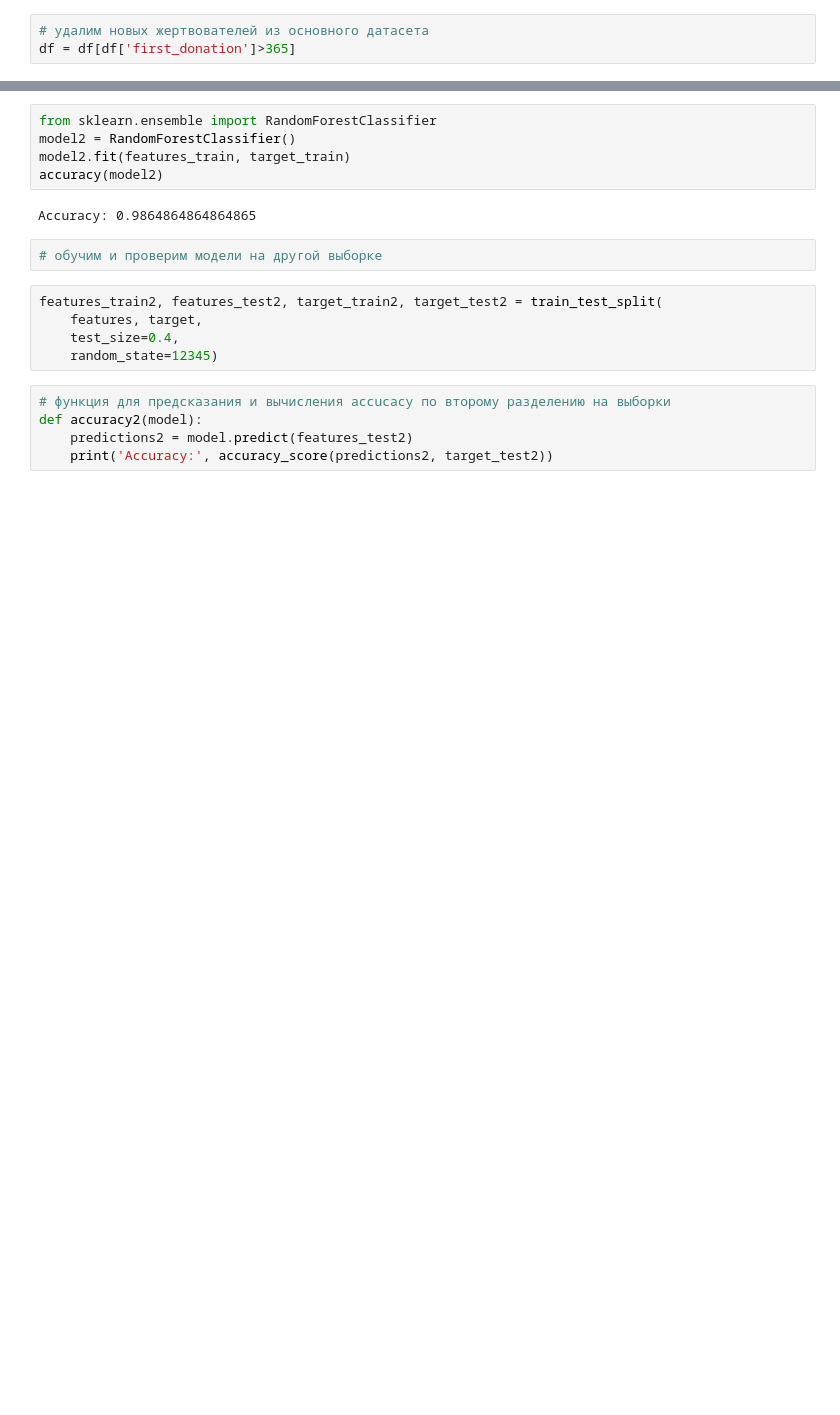
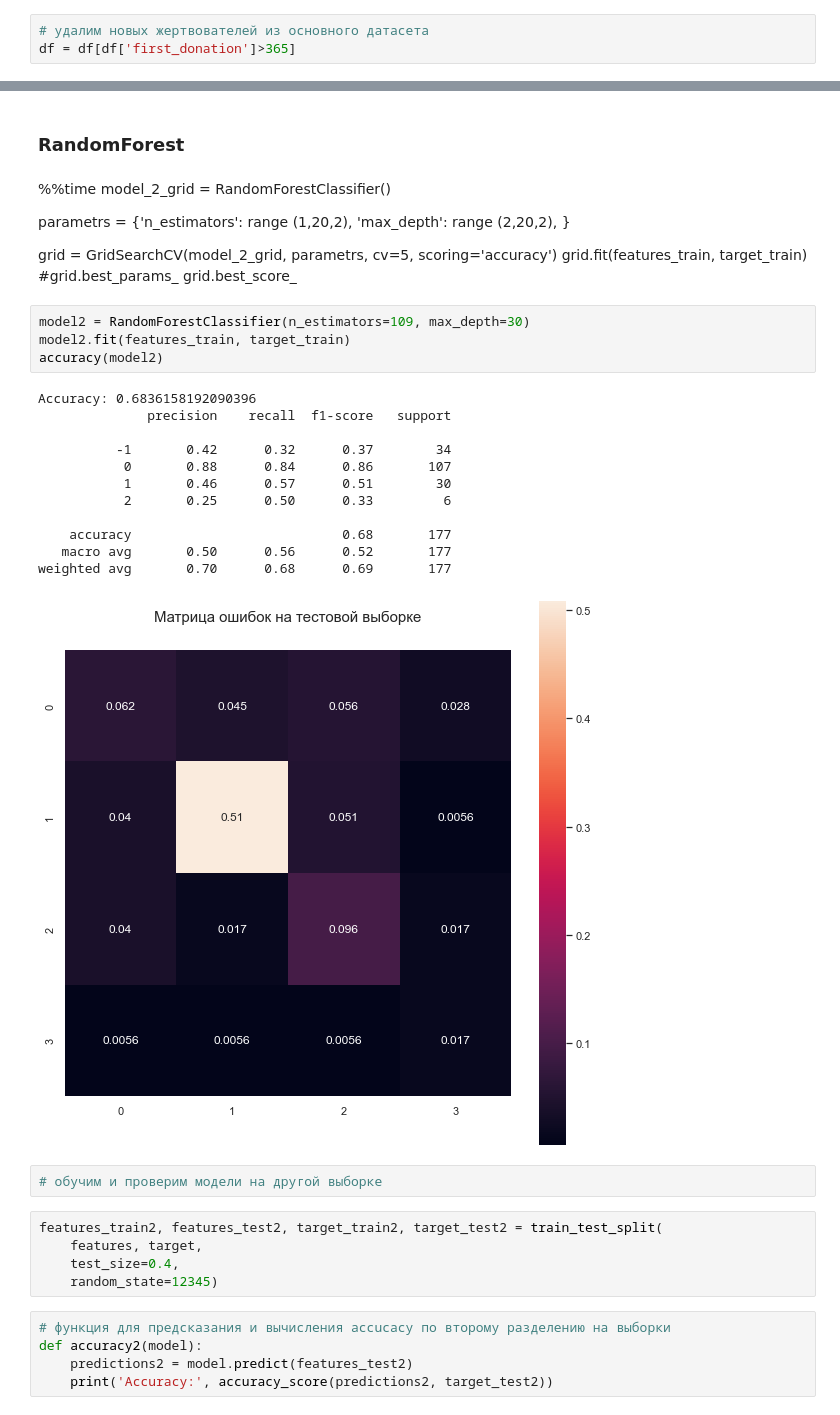
Before and after one commit to vaigi/masterskaya, a Jupyter notebook: masterskaya_part_2_ML.ipynb, the cells around one changed output, grey strips where cells are left out. Drawn from its saved outputs; the diff is of its cells as text; blank space fills up the shorter version.

```diff
--- a/masterskaya_part_2_ML.ipynb
+++ b/masterskaya_part_2_ML.ipynb
@@ -363,10 +467,34 @@ Accuracy: 1.0
+# %% [markdown]
+### RandomForest
+# %% [markdown]
+%%time
+model_2_grid = RandomForestClassifier()
+
+parametrs = {'n_estimators': range (1,20,2),
+              'max_depth': range (2,20,2),
+              }
+
+grid = GridSearchCV(model_2_grid, parametrs, cv=5, scoring='accuracy')
+grid.fit(features_train, target_train)
+#grid.best_params_
+grid.best_score_
 # %%
-from sklearn.ensemble import RandomForestClassifier
-model2 = RandomForestClassifier()
+model2 = RandomForestClassifier(n_estimators=109, max_depth=30)
 model2.fit(features_train, target_train)
 accuracy(model2)
 # %% [output]
-Accuracy: 0.9864864864864865
+Accuracy: 0.6836158192090396
+              precision    recall  f1-score   support
+
+          -1       0.42      0.32      0.37        34
+           0       0.88      0.84      0.86       107
+           1       0.46      0.57      0.51        30
+           2       0.25      0.50      0.33         6
+
+    accuracy                           0.68       177
+   macro avg       0.50      0.56      0.52       177
+weighted avg       0.70      0.68      0.69       177
+[figure, added]
 # %%
 # обучим и проверим модели на другой выборке
 # %%
```
Also changed, not shown: parts of 45 cells of this notebook.
